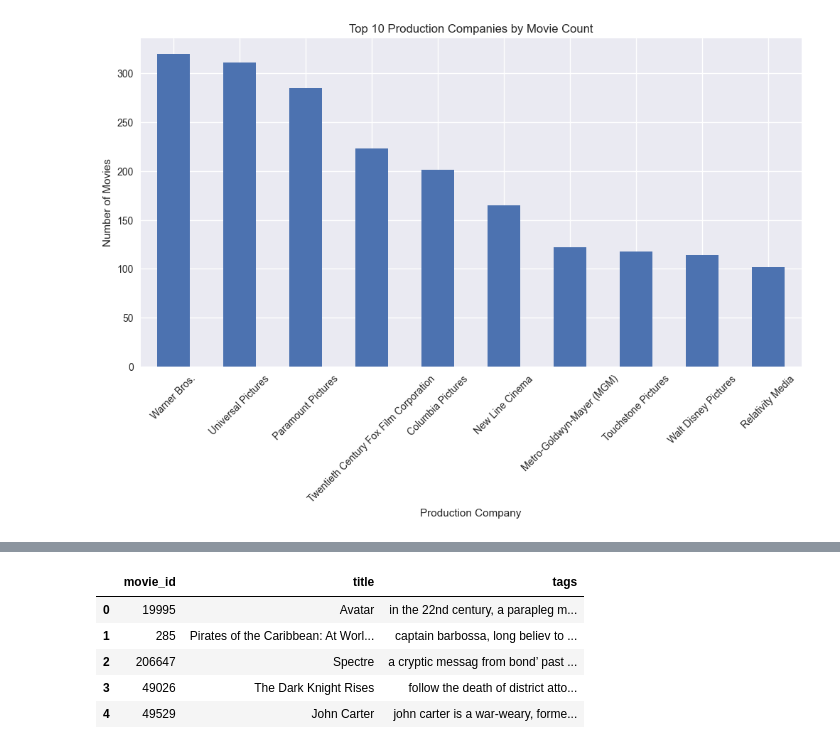
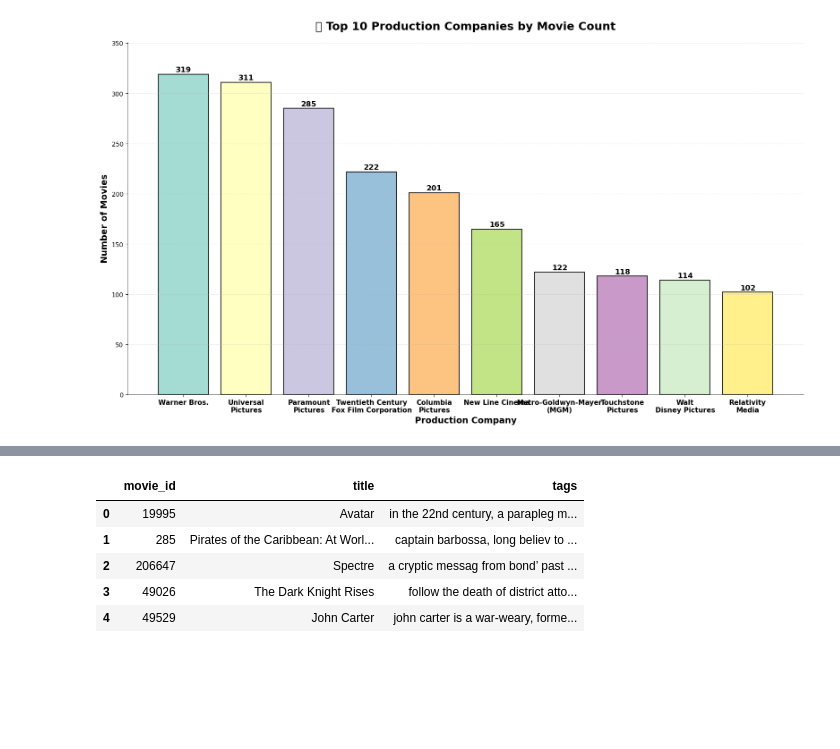
Before and after one commit to SajjadKhanYousafzai/Movie-Recommender-System, a Jupyter notebook: movie_recommend_system.ipynb, the cells around one changed output, grey strips where cells are left out. Saved outputs shown, nothing was run; the diff lists cells and outputs as text; code cells hidden in the pictures; blank space fills up the shorter version.

```diff
--- a/movie_recommend_system.ipynb
+++ b/movie_recommend_system.ipynb
@@ -176,18 +886,84 @@ plt.show()
 # %%
-# Top 10 Production Companies
+# 🏢 TOP 10 PRODUCTION COMPANIES - ENHANCED VISUALIZATION
 def extract_production_companies(text):
     try:
         return [item['name'] for item in ast.literal_eval(text)]
     except:
         return []
-df['production_companies_list'] = df['production_companies'].apply(extract_production_companies)
-prod_counts = pd.Series([comp for sublist in df['production_companies_list'] for comp in sublist]).value_counts()
-plt.figure(figsize=(12, 6))
-prod_counts.head(10).plot(kind='bar')
-plt.title('Top 10 Production Companies by Movie Count')
-plt.xlabel('Production Company')
-plt.ylabel('Number of Movies')
-plt.xticks(rotation=45)
+
+# Load original movies data for production companies analysis
+movies_original = pd.read_csv('Dataset/tmdb_5000_movies.csv')
+
+# Extract production companies
+movies_original['production_companies_list'] = movies_original['production_companies'].apply(extract_production_companies)
+prod_counts = pd.Series([comp for sublist in movies_original['production_companies_list'] for comp in sublist]).value_counts()
+
+# Create beautiful visualization
+plt.figure(figsize=(16, 10))
+
+# Get top 10 companies
+top_10_companies = prod_counts.head(10)
+
+# Create bar plot with custom colors
+colors = plt.cm.Set3(np.linspace(0, 1, len(top_10_companies)))
+bars = plt.bar(range(len(top_10_companies)), top_10_companies.values,
+               color=colors, alpha=0.8, edgecolor='black', linewidth=1.5)
+
+# Customize the plot
+plt.title('🏢 Top 10 Production Companies by Movie Count',
+          fontsize=18, fontweight='bold', pad=20)
+plt.xlabel('Production Company', fontsize=14, fontweight='bold')
+plt.ylabel('Number of Movies', fontsize=14, fontweight='bold')
+
+# Fix label alignment issues - split long names into multiple lines
+company_names = []
+for name in top_10_companies.index:
+    if len(name) > 15:
+        # Split long names at appropriate points
+        words = name.split()
+        if len(words) > 1:
+            mid = len(words) // 2
+            company_names.append('\n'.join([' '.join(words[:mid]), ' '.join(words[mid:])]))
+        else:
+            company_names.append(name)
+    else:
+        company_names.append(name)
+
+plt.xticks(range(len(top_10_companies)), company_names,
+           rotation=0, ha='center', fontsize=11, fontweight='bold')
+
+# Add value labels on top of bars
+for i, (bar, value) in enumerate(zip(bars, top_10_companies.values)):
+    plt.text(bar.get_x() + bar.get_width()/2, bar.get_height() + 1,
+             f'{value}', ha='center', va='bottom', fontweight='bold', fontsize=12)
+
+# Add grid for better readability
+plt.grid(axis='y', alpha=0.3, linestyle='--')
+
+# Improve layout
+plt.tight_layout()
+plt.subplots_adjust(bottom=0.15)  # Extra space for labels
+
+# Add professional styling
+ax = plt.gca()
+ax.spines['top'].set_visible(False)
+ax.spines['right'].set_visible(False)
+ax.spines['left'].set_linewidth(0.5)
+ax.spines['bottom'].set_linewidth(0.5)
+
+# Set y-axis to start from 0 and add some padding
+plt.ylim(0, top_10_companies.iloc[0] * 1.1)
+
 plt.show()
+
+# Print summary statistics
+print("\n📊 PRODUCTION COMPANY ANALYSIS:")
+print("=" * 60)
+print(f"🏆 Leading Company: {top_10_companies.index[0]} ({top_10_companies.iloc[0]} movies)")
+print(f"📈 Top 3 Companies: {', '.join(top_10_companies.head(3).index)}")
+print(f"📊 Total Companies: {len(prod_counts)} production companies")
+print(f"🎬 Average Movies per Company: {prod_counts.mean():.1f}")
+print(f"📉 Market Share (Top 10): {(top_10_companies.sum() / prod_counts.sum() * 100):.1f}%")
+print("=" * 60)
 # %% [output]
-[figure, old version]
+[figure, new version]
```
Also changed, not shown: parts of 28 cells of this notebook, 14 other files.
